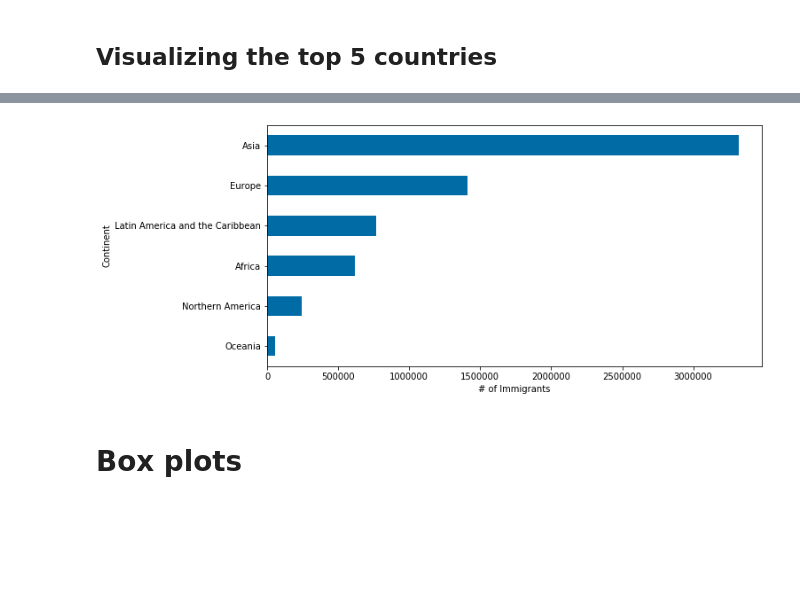
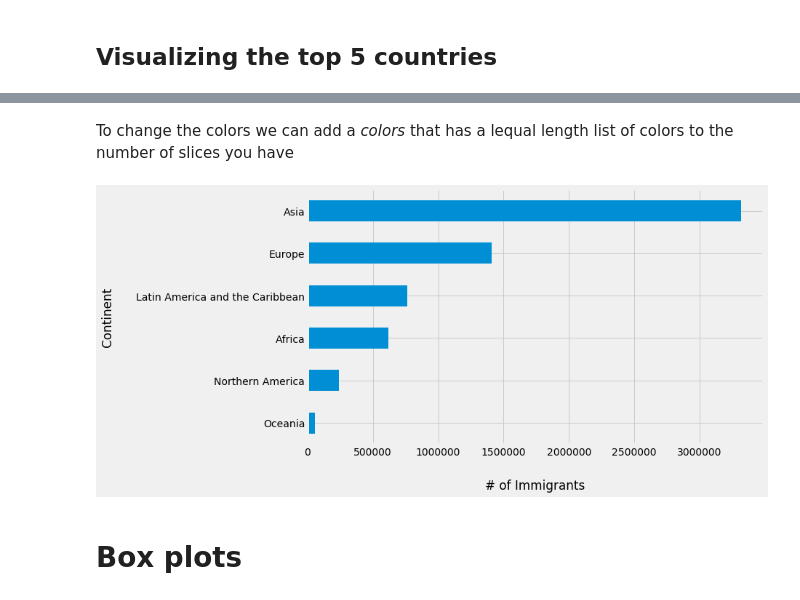
Before and after one commit to YM88/data_visualization_methods_with_python, a Jupyter notebook: 001.ipynb, the cells around one changed output, grey strips where cells are left out. Cells and saved outputs as stored; diff of their text form; code cells hidden in the pictures; blank space fills up the shorter version.

```diff
--- a/001.ipynb
+++ b/001.ipynb
@@ -4,4 +4,5 @@ import numpy as np
 %matplotlib inline
 import matplotlib as mpl
 import matplotlib.pyplot as plt
-mpl.style.use(['tableau-colorblind10'])
+import matplotlib.colors as mcolors
+mpl.style.use(['fivethirtyeight'])
@@ -246,10 +411,13 @@ plt.title('Total Immigrant to Canada per Continent - (1980-2013)');
+# %% [markdown]
+To change the colors we can add a *colors* that has a lequal length list of colors to the number of slices you have
 # %%
 # Why not bar chart? Cause no one cares about bar charts anymore
 # ( •_•)>⌐■-■
-df.groupby('Continent', axis=0).sum().sort_values('Total')['Total'].plot(kind='barh', figsize=(10,5))
-plt.xlabel('# of Immigrants');
+df.groupby('Continent', axis=0).sum().sort_values('Total')['Total'].plot(kind='barh', figsize=(10,6))
+plt.xlabel('# of Immigrants', labelpad=30)
+plt.ylabel('Continent', labelpad=30);#label pad arguement puts distance from the ticks or the edges of the plot
 #Oh Asia why Asia? ( ´･･)ﾉ(._.`)
 # %% [output]
-[figure, old version]
+[figure, new version]
 # %% [markdown]
 # Box plots
```
Also changed, not shown: parts of 40 cells of this notebook.
